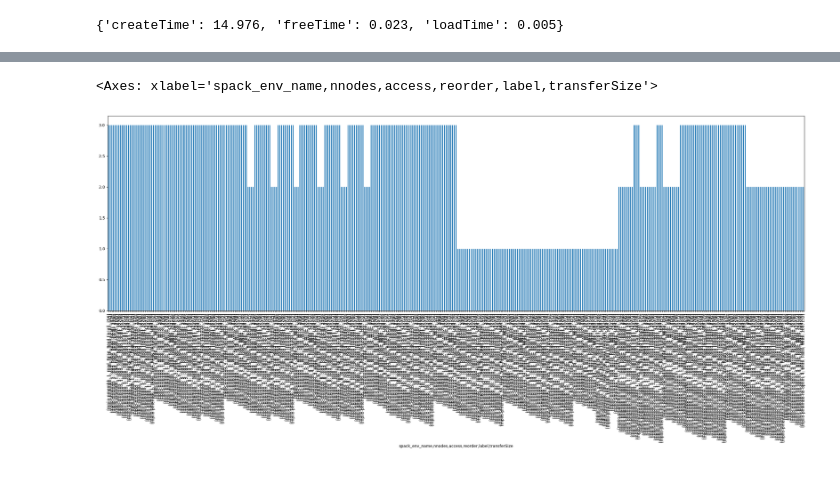
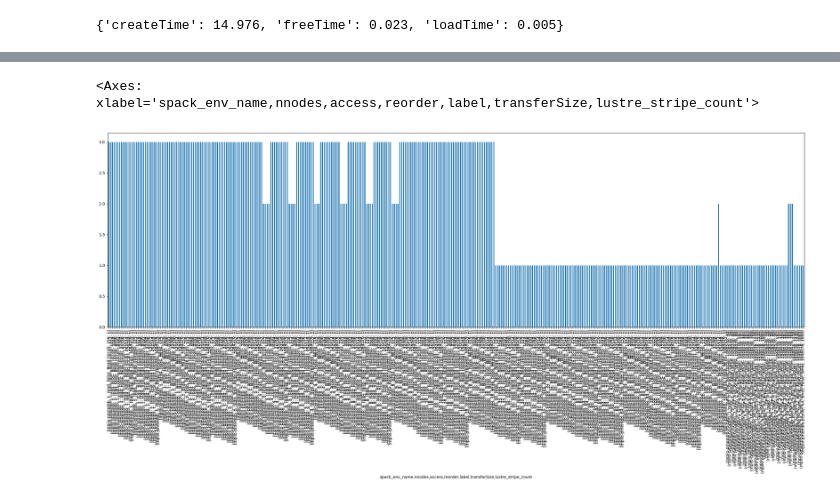
Before and after one commit to tsukuba-hpcs/mpiio-pmembb, a Jupyter notebook: src/ior/ior.ipynb, the cells around one changed output, grey strips where cells are left out. Drawn from its saved outputs; the diff is of its cells as text; code cells hidden in the pictures.

Commit message:
Add eval and plot for ior,rdbench,h5bench

```diff
--- a/src/ior/ior.ipynb
+++ b/src/ior/ior.ipynb
@@ -93,9 +93,12 @@ job_group = (
     ("ior-pmembb/2024.01.23-15.20.41-default", {}),
     ("ior-pmembb/2024.01.23-15.22.18-default", {}),
     ("ior-pmembb/2024.01.24-12.44.18-default", {}), # remain 100 node job
-    ("ior-pmembb/2024.01.24-13.37.36-no-deferred-open", {}),
-    ("ior-pmembb/2024.01.24-13.38.12-no-deferred-open", {}),
-    # ("", {}),
+
+    # ("ior-pmembb/2024.01.24-13.37.36-no-deferred-open", {}),
+    # ("ior-pmembb/2024.01.24-13.38.12-no-deferred-open", {}),
+    # ("ior-pmembb/2024.01.24-15.43.39-no-deferred-open-1M", {}),
+    ("ior-pmembb/2024.01.26-18.12.56-default-open-eval", {}),
+    ("ior-pmembb/2024.01.26-18.14.06-default-open-eval", {}),
 )
 
 def job_dirs(job_group_dir: str):
@@ -163,7 +166,7 @@ for job_group_dir,metadata in job_group:
             except FileNotFoundError as e:
                 print(e)
             except Exception as e:
-                print(f'{job_dir}, {e}')
+                print(f'{summary_file}, {e}')
 
 df_src = (
     pd.DataFrame(src)
@@ -254,21 +252,21 @@ pd.set_option('display.max_columns', None)
 # %%
 df = df_src
 same_setting_columns = [
-    "spack_env_name", "nnodes", "access", "reorder", "label", "transferSize"]
+    "spack_env_name", "nnodes", "access", "reorder", "label", "transferSize", "lustre_stripe_count"]
 same_setting_grouper = df.groupby(same_setting_columns)
 
 # pd.set_option('display.max_rows', None)
 # pd.set_option('display.max_columns', None)
 
 # display(same_setting_grouper.size())
 (
     same_setting_grouper
     .size()
     .plot(figsize=(32, 9), kind="bar")
 )
 # %% [output]
-<Axes: xlabel='spack_env_name,nnodes,access,reorder,label,transferSize'>
+<Axes: xlabel='spack_env_name,nnodes,access,reorder,label,transferSize,lustre_stripe_count'>
-[figure, old version]
+[figure, new version]
 # %%
 {
   "mpiio-pmembb": "+deferred_open",
```
Also changed, not shown: parts of 6 cells of this notebook, 31 other files.
